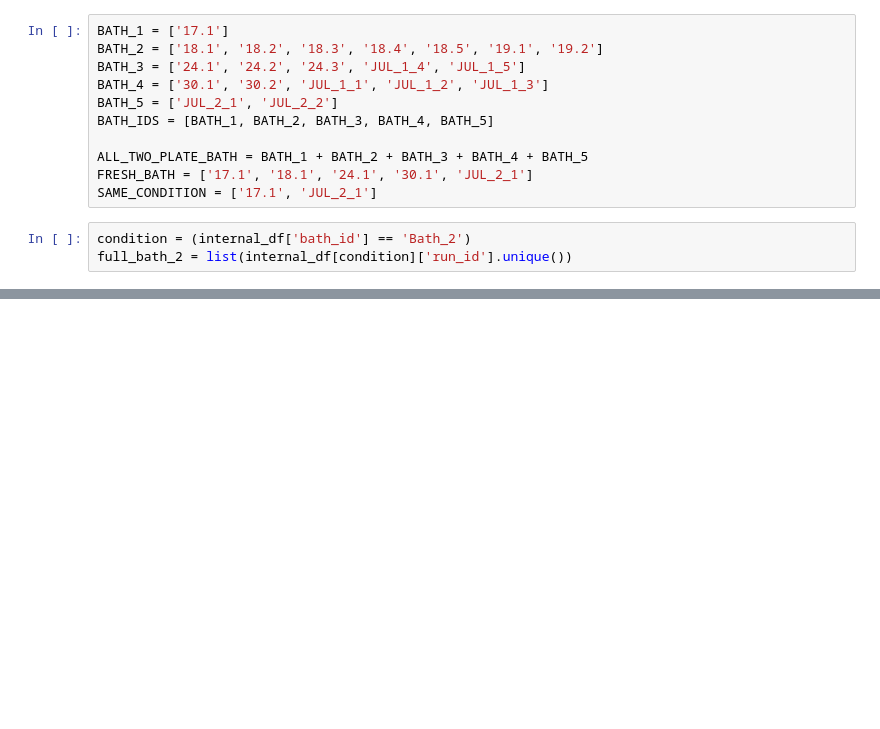
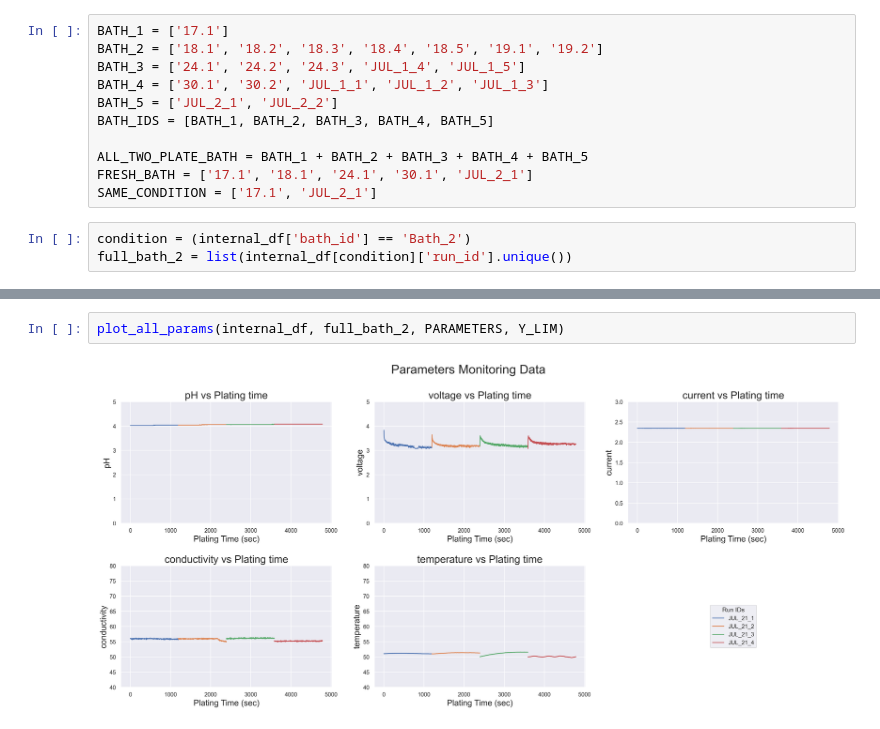
Before and after one commit to Bank7656/PlateMon_data_analytics, a Jupyter notebook: data.ipynb, the cells around one changed output, grey strips where cells are left out. Drawn from its saved outputs; the diff is of its cells as text; blank space fills up the shorter version.

```diff
--- a/data.ipynb
+++ b/data.ipynb
@@ -101,3 +94,7 @@ num_group: 5
+# %%
+plot_all_params(internal_df, full_bath_2, PARAMETERS, Y_LIM)
+# %% [output]
+[figure, added]
 # %%
 for param, y_pos in zip(PARAMETERS, Y_LIM):
 	plot_single_bath(internal_df, full_bath_2, param, y_pos)
```
Also changed, not shown: parts of 4 cells of this notebook, 1 other file.
